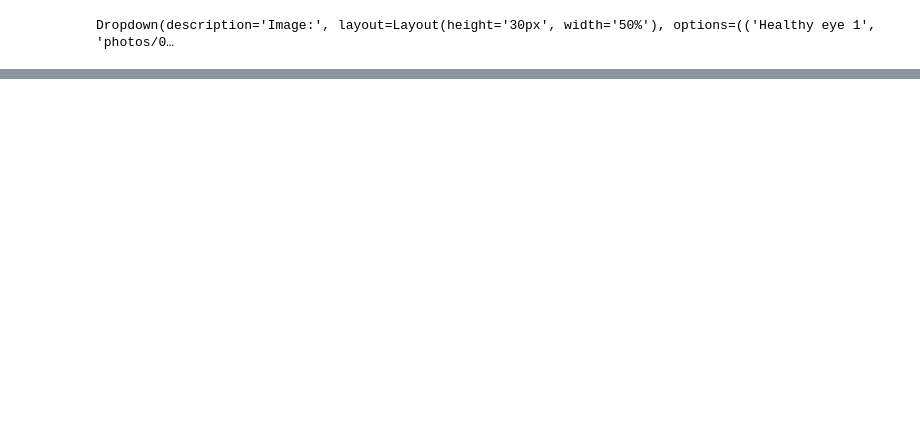
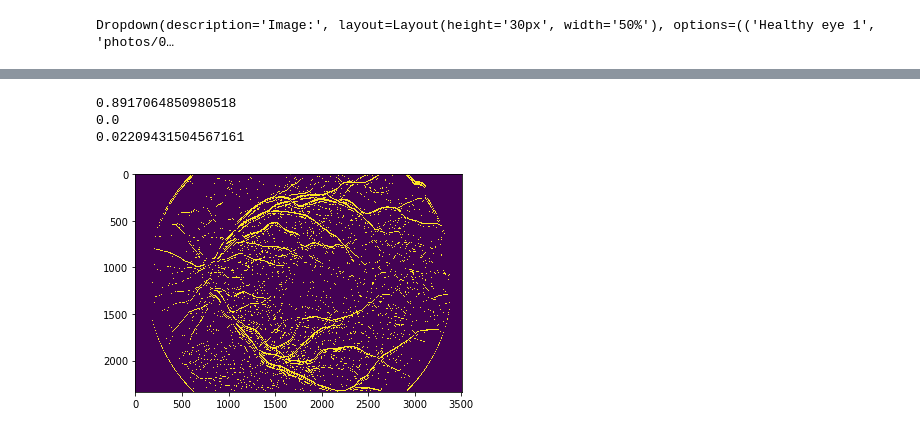
Before and after one commit to agnieszkaszuflak/DnoOka, a Jupyter notebook: Oko.ipynb, the cells around one changed output, grey strips where cells are left out. Saved outputs shown, nothing was run; the diff lists cells and outputs as text; code cells hidden in the pictures; blank space fills up the shorter version.

```diff
--- a/Oko.ipynb
+++ b/Oko.ipynb
@@ -76,0 +87,23 @@ plt.show()
+# %%
+normalizedImg = np.zeros((800, 800))
+normalizedImg = cv2.normalize(sobely,  normalizedImg, 0, 255, cv2.NORM_MINMAX)
+frangi_fajen = frangi(normalizedImg)
+matrixp = []
+for row in frangi_fajen:
+    rowp = []
+    for elem in row:
+        if elem > 0.06:
+            elem = 1
+        else:
+            elem = 0.0
+        rowp.append(elem)
+    matrixp.append(rowp)
+plt.imshow(matrixp)
+print(frangi_fajen.max())
+print(frangi_fajen.min())
+print(frangi_fajen.mean())
+# %% [output]
+0.8917064850980518
+0.0
+0.02209431504567161
+[figure, added]
```
Also changed, not shown: parts of 7 cells of this notebook.
